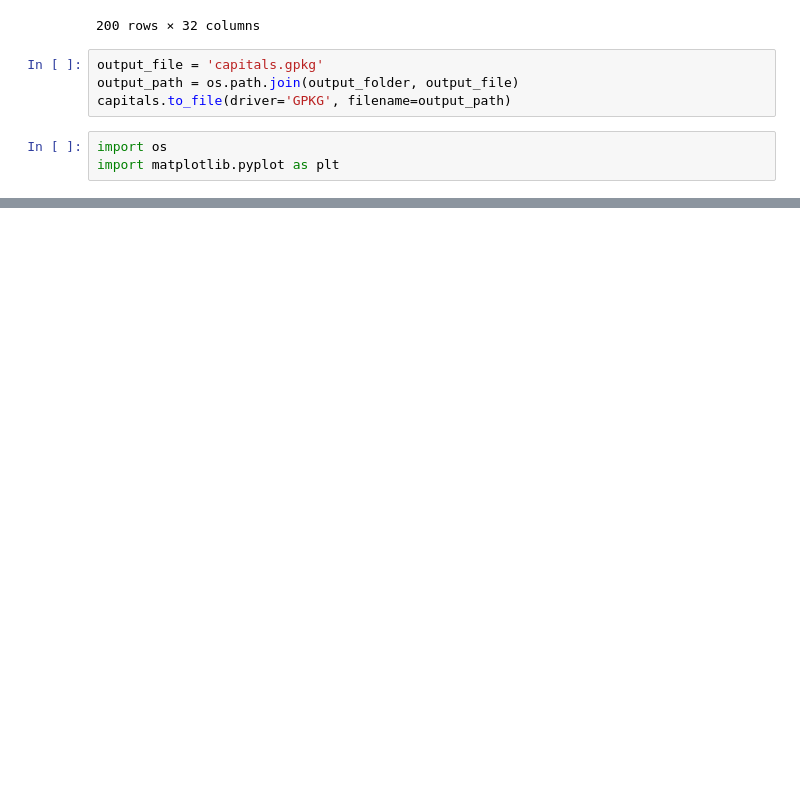
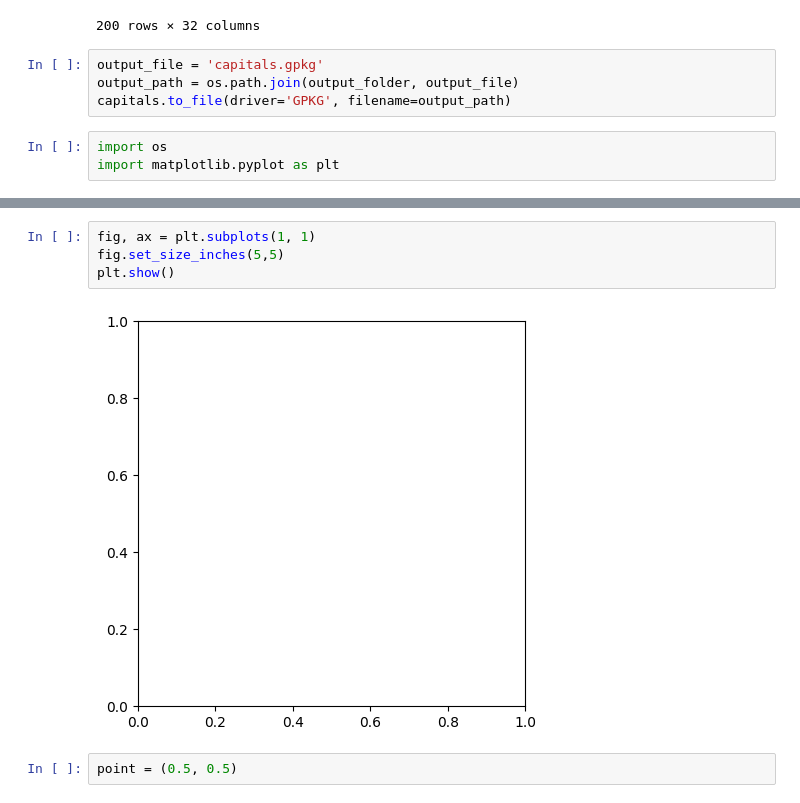
Before and after one commit to cheptoo284/geospatial-analysis, a Jupyter notebook: Copy_of_Untitled0.ipynb, the cells around one changed output, grey strips where cells are left out. Cells and saved outputs as stored; diff of their text form; blank space fills up the shorter version.

```diff
--- a/Copy_of_Untitled0.ipynb
+++ b/Copy_of_Untitled0.ipynb
@@ -104,0 +121,8 @@ import matplotlib.pyplot as plt
+# %%
+fig, ax = plt.subplots(1, 1)
+fig.set_size_inches(5,5)
+plt.show()
+# %% [output]
+[figure, added]
+# %%
+point = (0.5, 0.5)
```
Also changed, not shown: parts of 25 cells of this notebook.
